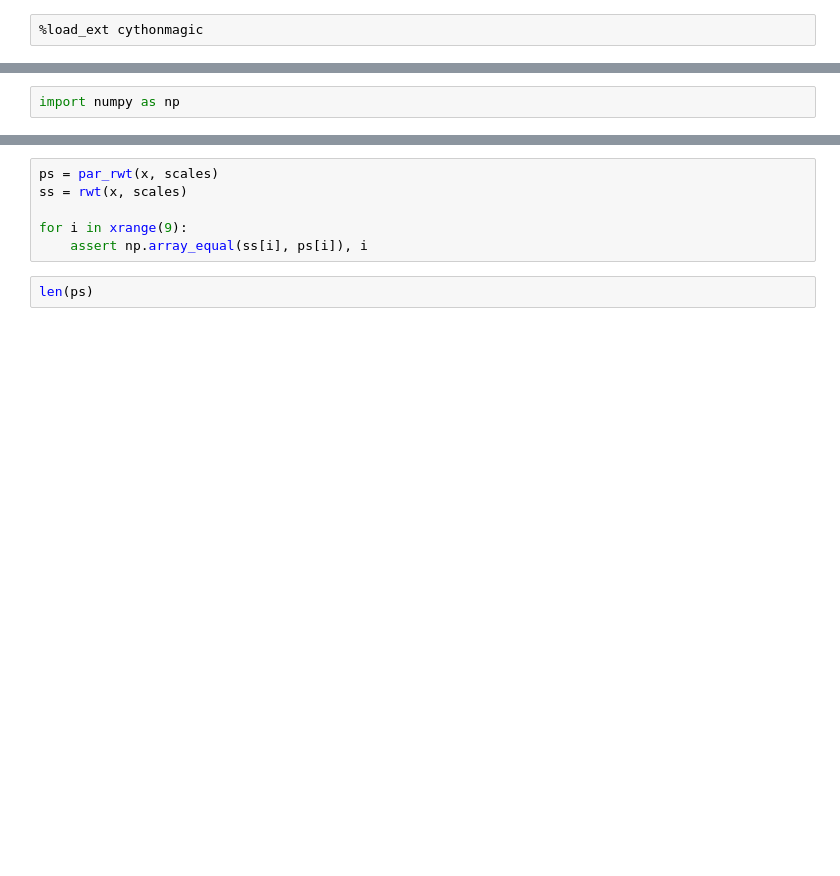
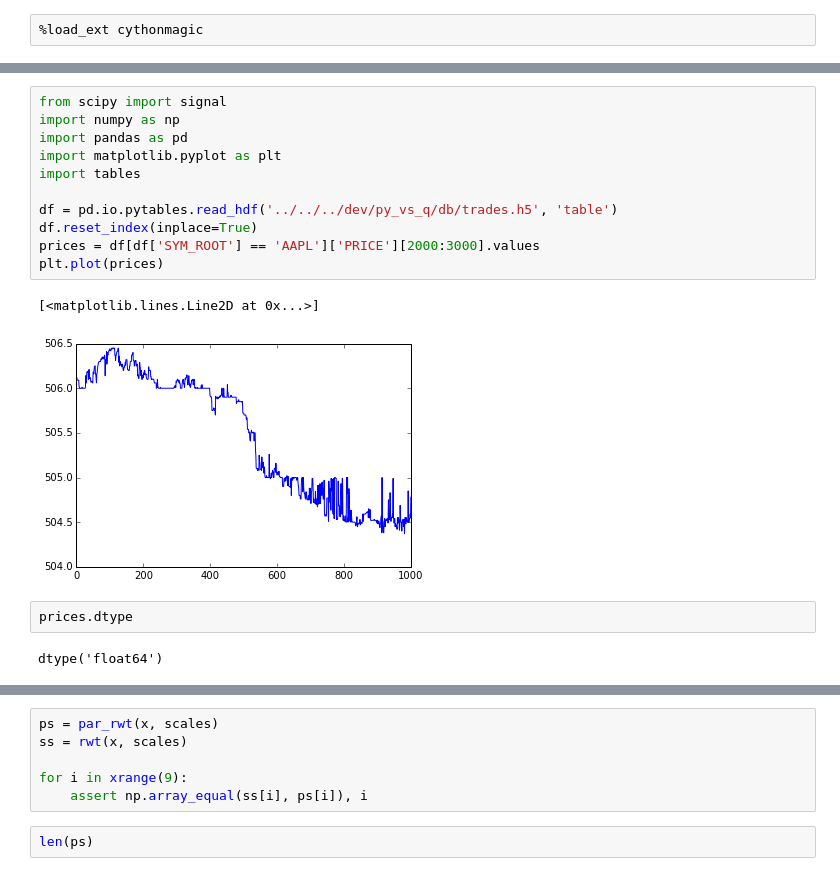
Before and after one commit to buckie/wtmm-python, a Jupyter notebook: notebooks/ricker wavelet cython.ipynb, the cells around one changed output, grey strips where cells are left out. Cells and saved outputs as stored; diff of their text form; blank space fills up the shorter version.

Commit message:
scipy based approach, showing some fruit. Still need to get a handle on the skeleton construction...
Signed-off-by: buckie <wjmartino@gmail.com>

```diff
--- a/notebooks/ricker wavelet cython.ipynb
+++ b/notebooks/ricker wavelet cython.ipynb
@@ -196,5 +196,21 @@ cdef inline void _rwt_single(data_t *x, DTYPE_t *out, data_t scale, int M) nogil
 
         # Normalise and store.
         out[tau] = integral_sum / sqrt(scale)
-# %%
-import numpy as np
+# %%
+from scipy import signal
+import numpy as np
+import pandas as pd
+import matplotlib.pyplot as plt
+import tables
+
+df = pd.io.pytables.read_hdf('../../../dev/py_vs_q/db/trades.h5', 'table')
+df.reset_index(inplace=True)
+prices = df[df['SYM_ROOT'] == 'AAPL']['PRICE'][2000:3000].values
+plt.plot(prices)
+# %% [output]
+[<matplotlib.lines.Line2D at 0x...>]
+[figure, added]
+# %%
+prices.dtype
+# %% [output]
+dtype('float64')
```
Also changed, not shown: parts of 5 cells of this notebook, 1 other file.
